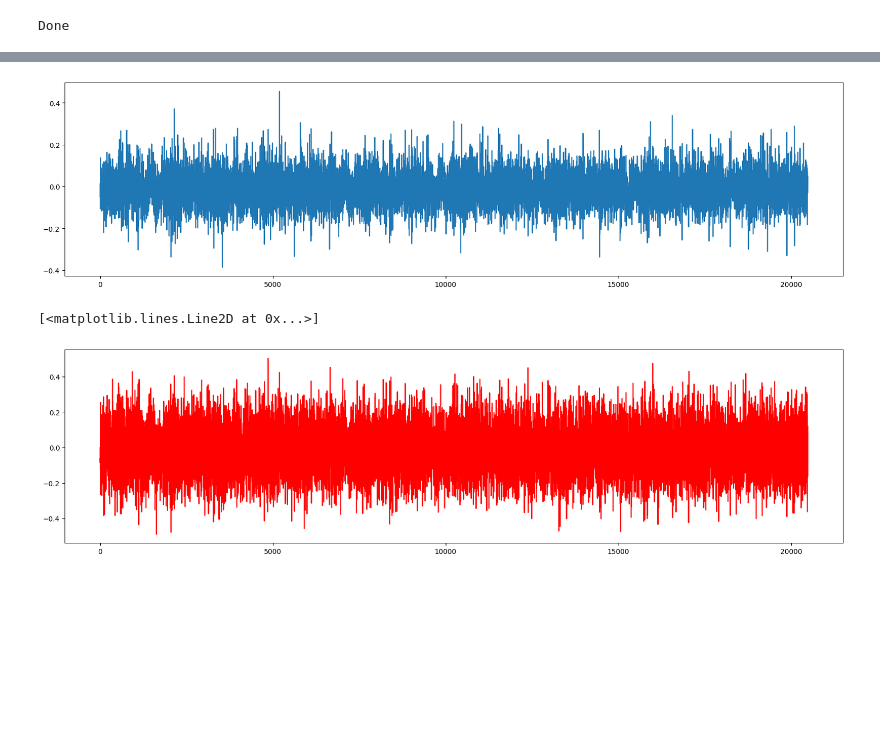
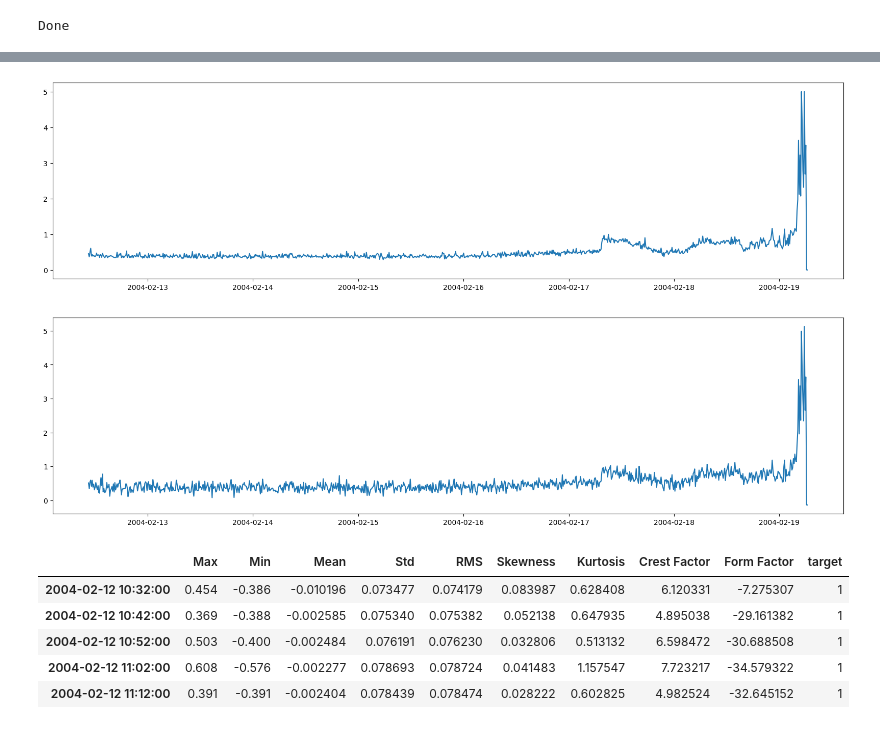
Before and after one commit to ImajiPietersz/FYP, a Jupyter notebook: NASA_GAN.ipynb, the cells around one changed output, grey strips where cells are left out. Drawn from its saved outputs; the diff is of its cells as text; code cells hidden in the pictures; blank space fills up the shorter version.

```diff
--- a/NASA_GAN.ipynb
+++ b/NASA_GAN.ipynb
@@ -55,0 +78,32 @@ dataset=pd.read_csv(os.path.join(path, filename), sep='\t',header=None)
+# %%
+test_set=2
+bearing_no=1
+path='2nd_test/2nd_test'
+# %%
+for filename in os.listdir(path):
+
+    dataset=pd.read_csv(os.path.join(path, filename), sep='\t',header=None)
+
+    bearing_data = np.array(dataset.iloc[:,bearing_no-1])
+
+    feature_matrix=np.zeros((1,9))
+    temp = bearing_data
+    feature_matrix[0,0] = np.max(temp)
+    feature_matrix[0,1] = np.min(temp)
+    feature_matrix[0,2] = np.mean(temp)
+    feature_matrix[0,3] = np.std(temp, ddof = 1)
+    feature_matrix[0,4] = np.sqrt(np.mean(temp ** 2))
+    feature_matrix[0,5] = compute_skewness(temp)
+    feature_matrix[0,6] = compute_kurtosis(temp)
+    feature_matrix[0,7] = feature_matrix[0,0]/feature_matrix[0,4]
+    feature_matrix[0,8] = feature_matrix[0,4]/feature_matrix[0,2]
+
+    df = pd.DataFrame(feature_matrix)
+    df.index=[filename[:-3]]
+
+    Time_feature_matrix = Time_feature_matrix.append(df)
+# %%
+Time_feature_matrix.columns = ['Max','Min','Mean','Std','RMS','Skewness','Kurtosis','Crest Factor','Form Factor']
+Time_feature_matrix.index = pd.to_datetime(Time_feature_matrix.index, format='%Y.%m.%d.%H.%M')
+
+Time_feature_matrix = Time_feature_matrix.sort_index()
@@ -66,2 +140,2 @@ def gaussian_noise(x,mu,std):
 # %%
-noisy = gaussian_noise(dataset, mu,std)
+noisy_df = gaussian_noise(Time_feature_matrix, mu,std)
@@ -85,13 +158,12 @@ import matplotlib.pyplot as plt
 # %%
 plt.figure(figsize=(20,5))
-plt.plot(dataset[0])
-#plt.legend(labels=["Original", "Noisy" ])
+plt.plot(Time_feature_matrix.index,Time_feature_matrix['Max'])
 plt.show()
 # %% [output]
-[figure, old version]
+[figure, new version]
 # %%
 plt.figure(figsize=(20,5))
-plt.plot(noisy[0], color="red")
+plt.plot(noisy_df.index,noisy_df['Max'])
+plt.show()
 # %% [output]
-[<matplotlib.lines.Line2D at 0x...>]
-[figure, old version]
+[figure, new version]
@@ -97,0 +175,9 @@ plt.plot(noisy[0], color="red")
+# %%
+Time_feature_matrix.head()
+# %% [output]
+|  | Max | Min | Mean | Std | RMS | Skewness | Kurtosis | Crest Factor | Form Factor | target |
+| 2004-02-12 10:32:00 | 0.454 | -0.386 | -0.010196 | 0.073477 | 0.074179 | 0.083987 | 0.628408 | 6.120331 | -7.275307 | 1 |
+| 2004-02-12 10:42:00 | 0.369 | -0.388 | -0.002585 | 0.075340 | 0.075382 | 0.052138 | 0.647935 | 4.895038 | -29.161382 | 1 |
+| 2004-02-12 10:52:00 | 0.503 | -0.400 | -0.002484 | 0.076191 | 0.076230 | 0.032806 | 0.513132 | 6.598472 | -30.688508 | 1 |
+| 2004-02-12 11:02:00 | 0.608 | -0.576 | -0.002277 | 0.078693 | 0.078724 | 0.041483 | 1.157547 | 7.723217 | -34.579322 | 1 |
+| 2004-02-12 11:12:00 | 0.391 | -0.391 | -0.002404 | 0.078439 | 0.078474 | 0.028222 | 0.602825 | 4.982524 | -32.645152 | 1 |
```
Also changed, not shown: parts of 26 cells of this notebook.
